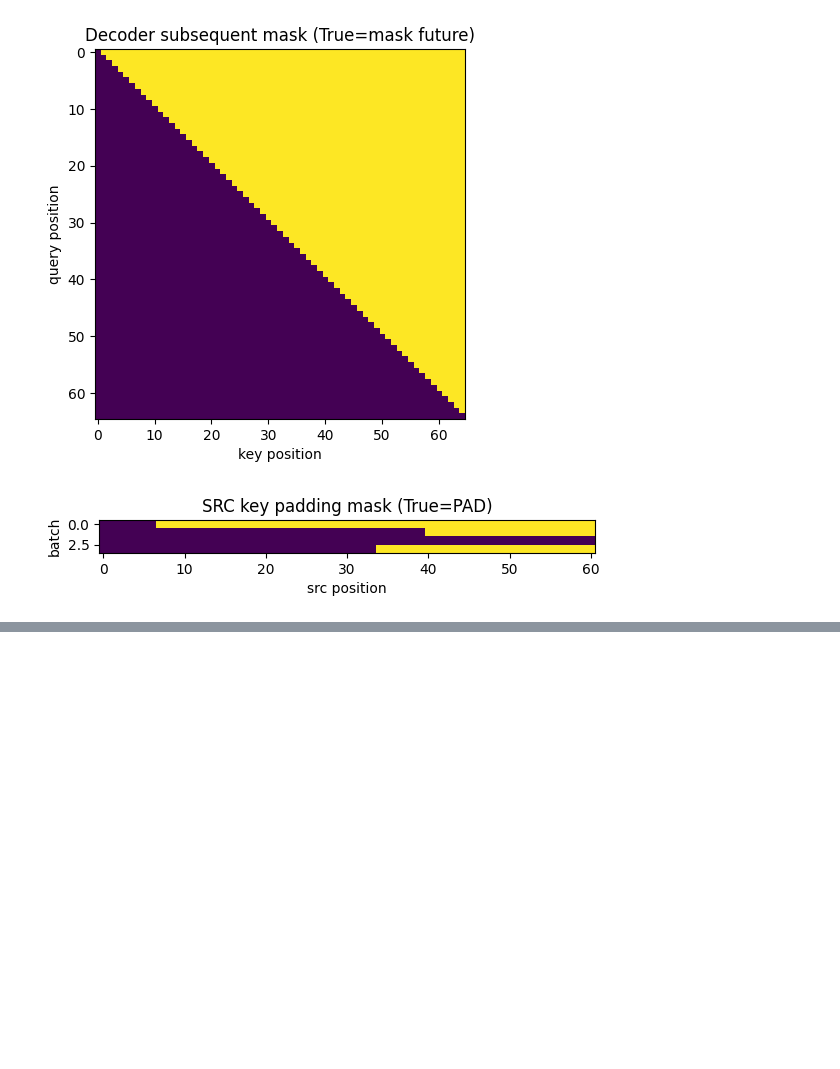
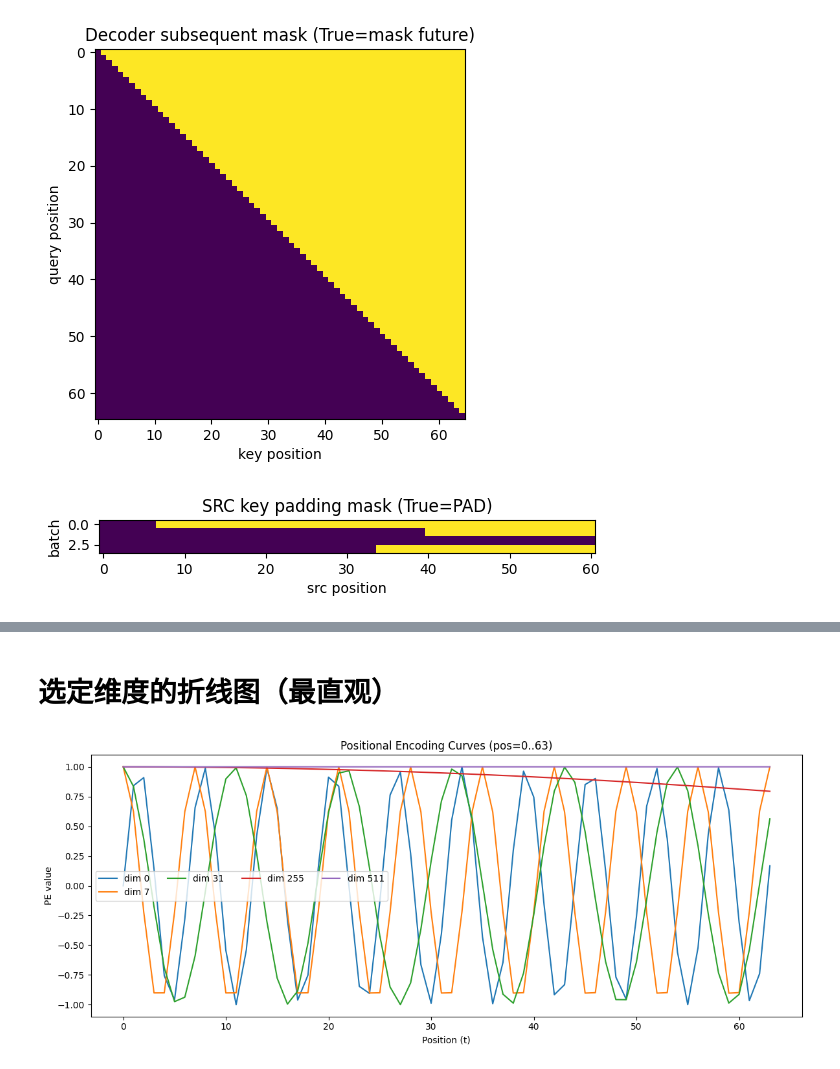
Before and after one commit to xurunqiang/self-study-records, a Jupyter notebook: transform.ipynb, the cells around one changed output, grey strips where cells are left out. Drawn from its saved outputs; the diff is of its cells as text; code cells hidden in the pictures; blank space fills up the shorter version.

```diff
--- a/transform.ipynb
+++ b/transform.ipynb
@@ -444,0 +531,24 @@ class PositionalEncoding(nn.Module):
+# %% [markdown]
+# 选定维度的折线图（最直观）
+# %%
+def visualize_pe_curves(pe_module: PositionalEncoding, dims=(0,1,2,3,10,11,100,101), L=200):
+    """
+    dims: 要画的维度列表
+    L: 展示前 L 个位置
+    """
+    pe = pe_module.pe[0, :L, :].detach().cpu().numpy()  # [L, D]
+
+    plt.figure(figsize=(12, 5))
+    for d in dims:
+        plt.plot(pe[:, d], label=f"dim {d}")
+    plt.title(f"Positional Encoding Curves (pos=0..{L-1})")
+    plt.xlabel("Position (t)")
+    plt.ylabel("PE value")
+    plt.legend(ncol=4)
+    plt.tight_layout()
+    plt.show()
+
+# 示例
+visualize_pe_curves(pe, dims= (0, 7, 31, 255, 511), L=64)
+# %% [output]
+[figure, added]
```
Also changed, not shown: parts of 57 cells of this notebook, 2 other files.
